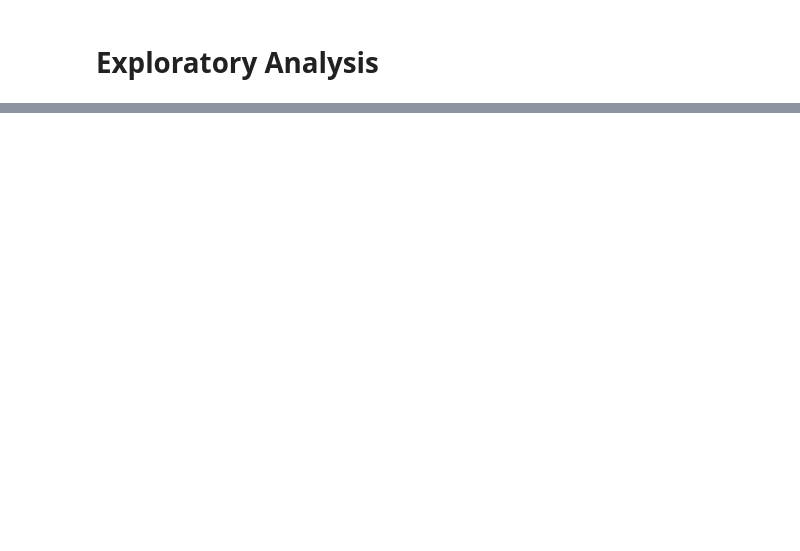
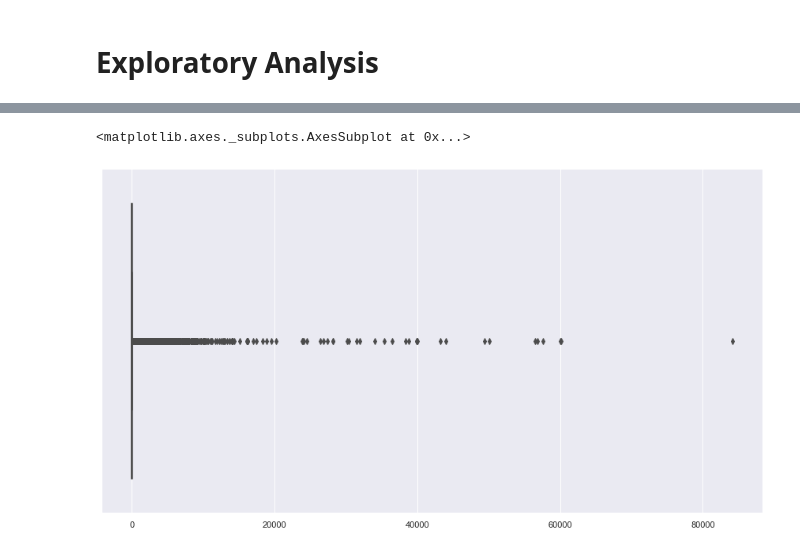
Before and after one commit to harpalsahota/DataScience, a Jupyter notebook: Recommendation_Systems/steam_games/notebooks/01_exploratory_anlaysis.ipynb, the cells around one changed output, grey strips where cells are left out. Drawn from its saved outputs; the diff is of its cells as text; code cells hidden in the pictures; blank space fills up the shorter version.

```diff
--- a/Recommendation_Systems/steam_games/notebooks/01_exploratory_anlaysis.ipynb
+++ b/Recommendation_Systems/steam_games/notebooks/01_exploratory_anlaysis.ipynb
@@ -13,0 +41,5 @@ os.chdir('..')
+# %%
+sns.boxplot(x=tag_freqs)
+# %% [output]
+<matplotlib.axes._subplots.AxesSubplot at 0x...>
+[figure, added]
```
Also changed, not shown: parts of 54 cells of this notebook, 2 other files.
